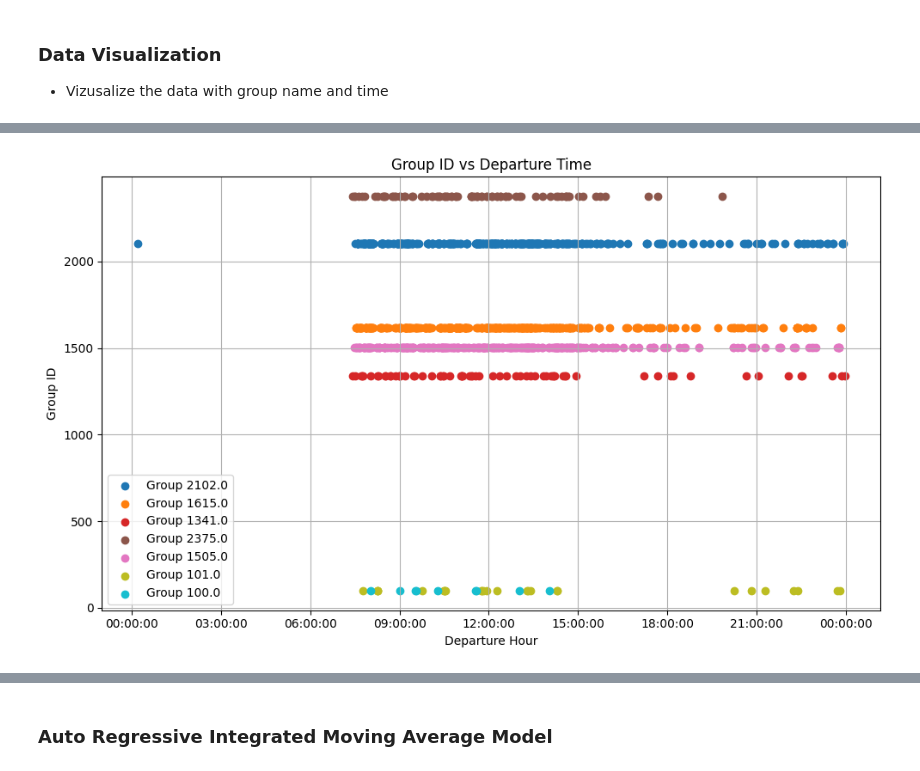
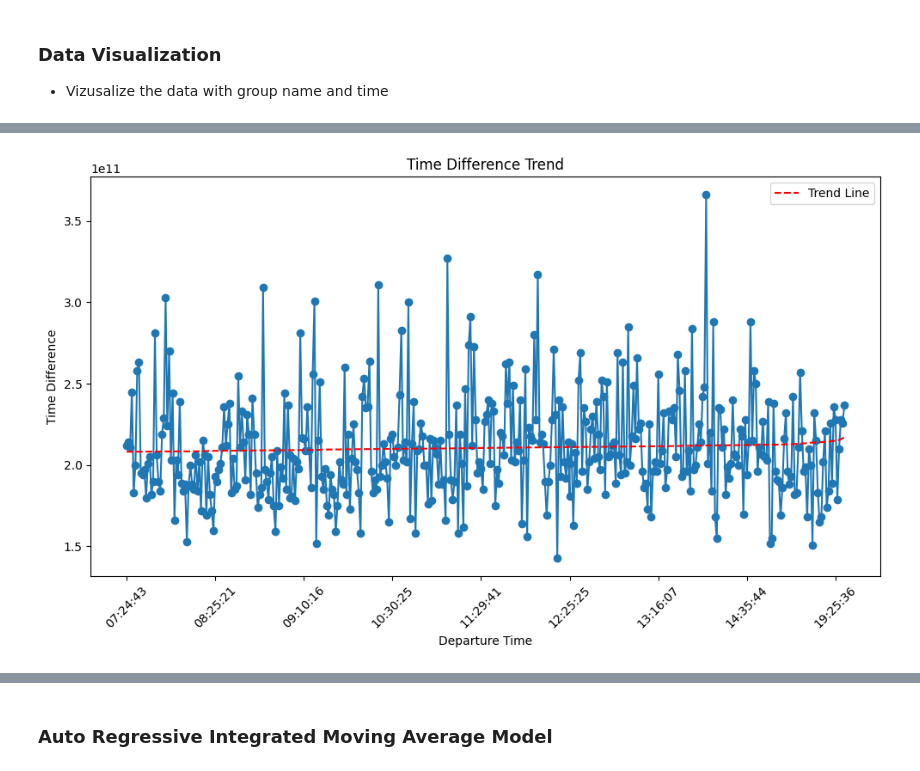
Before and after one commit to wyang8123/Bus-Data-Project, a Jupyter notebook: AIDataAnalysis.ipynb, the cells around one changed output, grey strips where cells are left out. Cells and saved outputs as stored; diff of their text form; code cells hidden in the pictures.

```diff
--- a/AIDataAnalysis.ipynb
+++ b/AIDataAnalysis.ipynb
@@ -111,22 +98,42 @@ plt.show()
-# %%
-unique_group_ids = x_test.unique()
-colors = plt.cm.get_cmap('tab10', len(unique_group_ids))  # Use a colormap for distinct colors
-
-# Create a scatter plot with different colors for each group_id
-plt.figure(figsize=(10, 6))  # Set the figure size
-for i, group_id in enumerate(unique_group_ids):
-    group_y = y_test[x_test == group_id]
-    group_x = x_test[x_test == group_id]
-    plt.scatter(group_y, group_x, marker='o', label=f'Group {group_id}', color=colors(i))
-
-plt.xlabel('Departure Hour')
-plt.ylabel('Group ID')
-plt.title('Group ID vs Departure Time')
-plt.gca().xaxis.set_major_formatter(plt.matplotlib.dates.DateFormatter('%H:%M:%S'))
-
-plt.grid(True)
-plt.legend()
-plt.tight_layout()
-plt.show()
-# %% [output]
-[figure, removed]
+# %%
+import pandas as pd
+import matplotlib.pyplot as plt
+from datetime import timedelta
+import matplotlib.dates as mdates
+import numpy as np
+
+filtered_training_data['depart_time'] = pd.to_datetime(filtered_training_data['depart_time'])
+filtered_training_data['Time Difference'] = pd.to_timedelta(filtered_training_data['Time Difference'])
+
+# Sort the data by depart_time
+filtered_training_data.sort_values('depart_time', inplace=True)
+time_only = filtered_training_data['depart_time'].dt.strftime('%H:%M:%S')
+
+# Plotting the data
+plt.figure(figsize=(10, 6))
+plt.plot(time_only, filtered_training_data['Time Difference'], marker='o', linestyle='-')
+
+# Adding a trend line (linear regression)
+x = mdates.date2num(filtered_training_data['depart_time'])  # Convert to floating-point representation of dates
+y = filtered_training_data['Time Difference'].dt.total_seconds()
+
+coefficients = np.polyfit(x, y, 1)
+trend = np.poly1d(coefficients)
+plt.plot(time_only, pd.to_timedelta(trend(x), unit='s'), linestyle='--', color='red', label='Trend Line')
+
+plt.xlabel('Departure Time')
+plt.ylabel('Time Difference')
+plt.title('Time Difference Trend')
+plt.legend()
+# Setting up major ticks for every 5th data point (adjust as needed)
+plt.gca().xaxis.set_major_locator(plt.MaxNLocator(9))  # Adjust '6' to set the number of major ticks
+
+# Formatting x-axis ticks as HH:MM:SS
+plt.xticks(rotation=45)
+
+plt.tight_layout()
+
+# Show plot
+plt.show()
+# %% [output]
+[figure, added]
```
Also changed, not shown: parts of 8 cells of this notebook, 2 other files.
